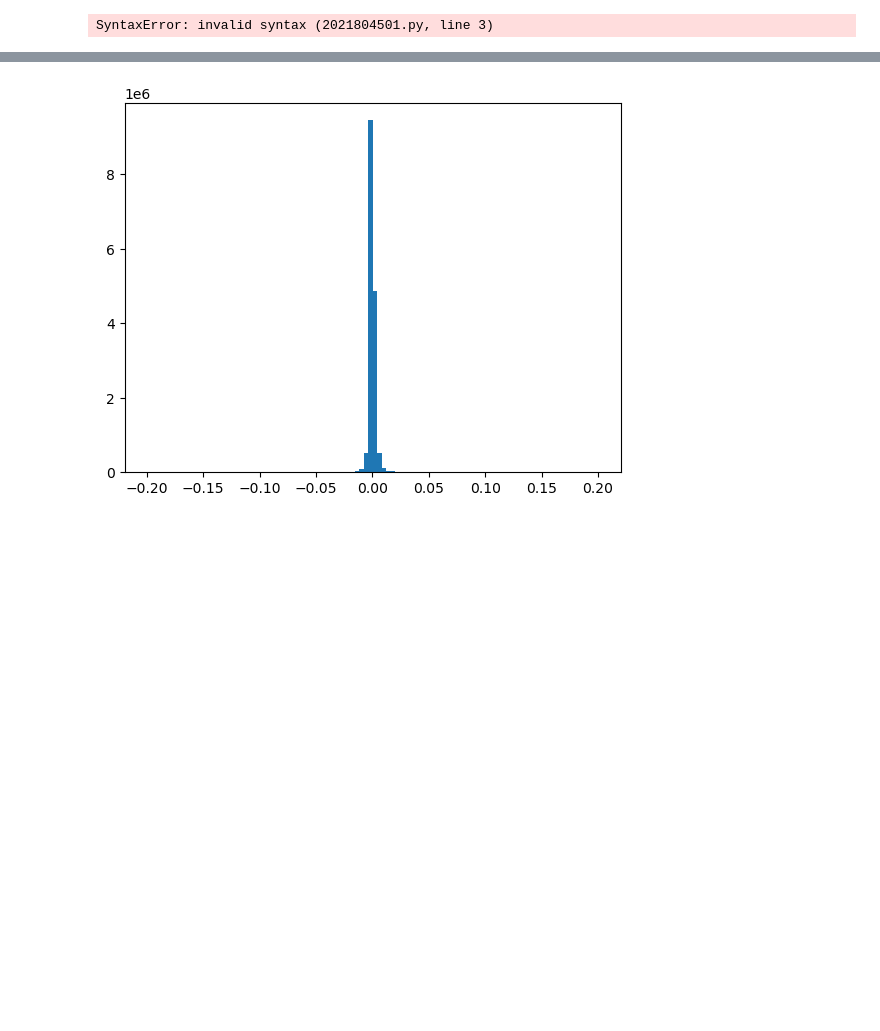
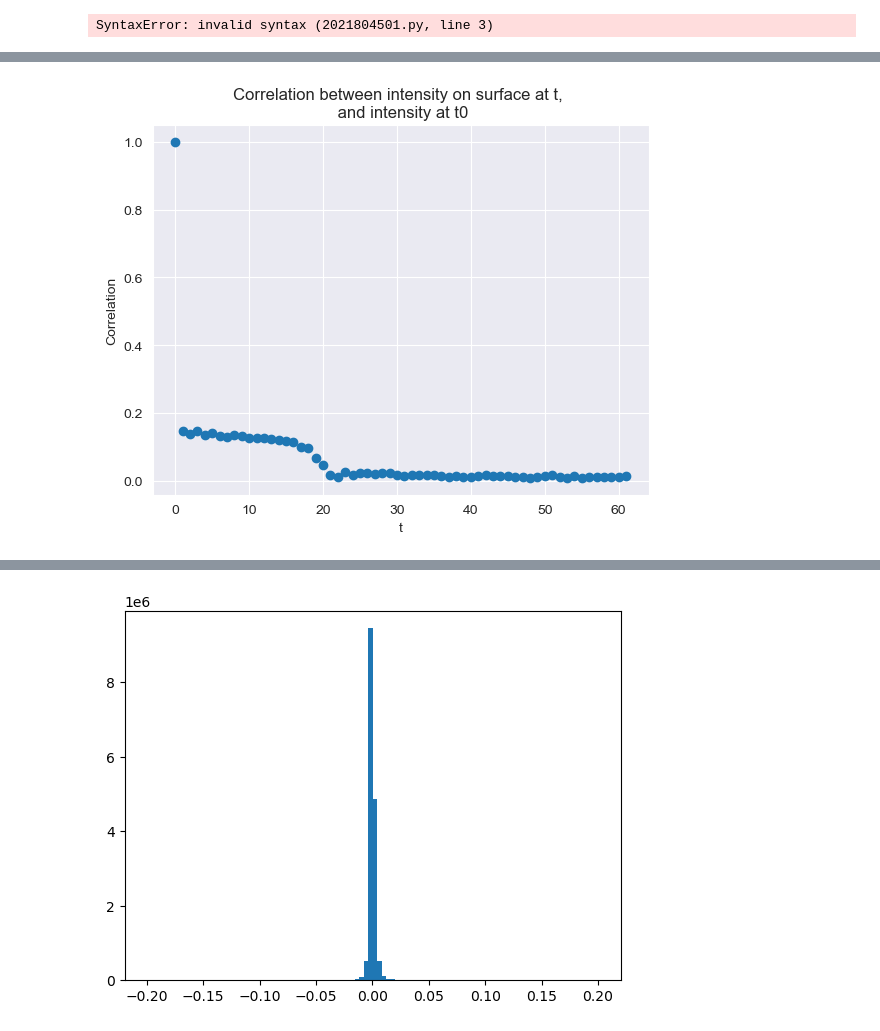
Before and after one commit to amityu/gel_sheets, a Jupyter notebook: analysis/curvature.ipynb, the cells around one changed output, grey strips where cells are left out. Cells and saved outputs as stored; diff of their text form; code cells hidden in the pictures; blank space fills up the shorter version.

```diff
--- a/analysis/curvature.ipynb
+++ b/analysis/curvature.ipynb
@@ -179,0 +191,8 @@ plt.show()
+# %%
+plt.scatter(t_list,ii_list)
+plt.title('Correlation between intensity on surface at t, \n and intensity at t0')
+plt.xlabel('t')
+plt.ylabel('Correlation')
+plt.show()
+# %% [output]
+[figure, added]
```
Also changed, not shown: parts of 8 cells of this notebook.
